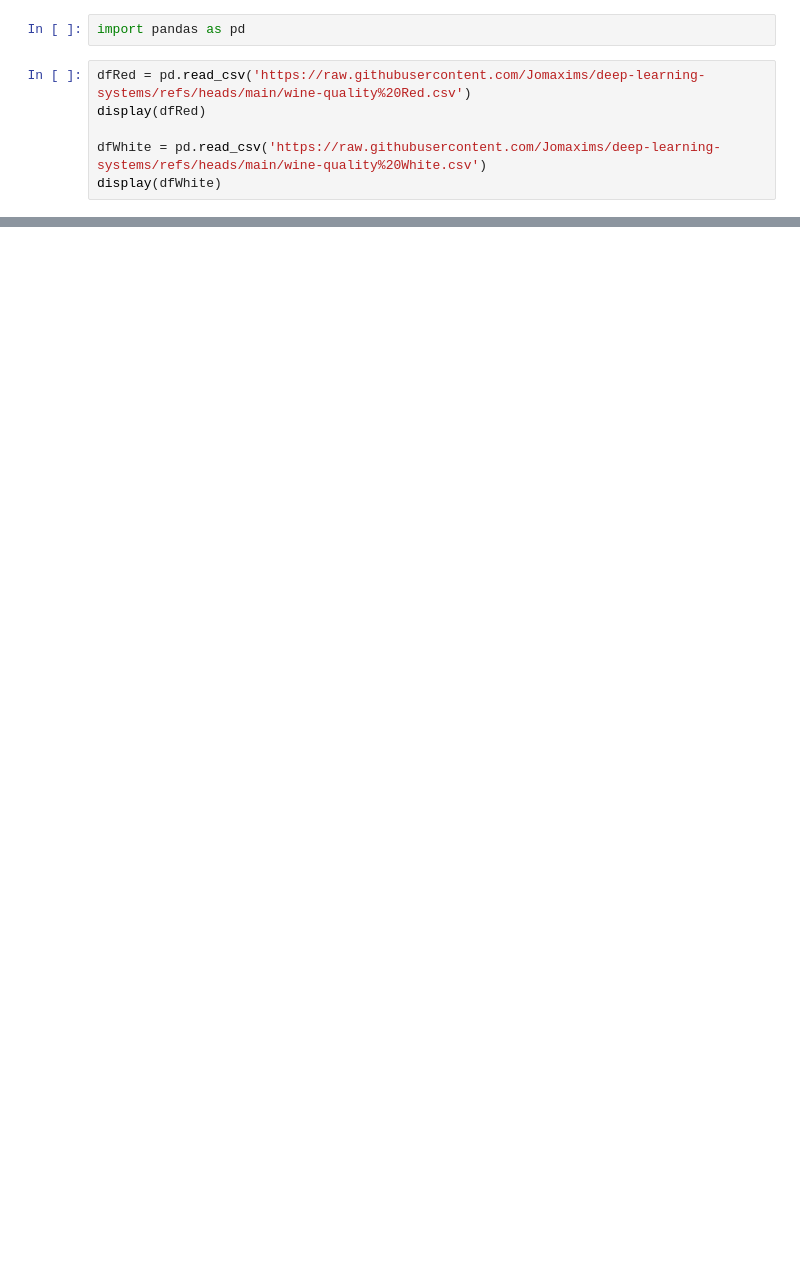
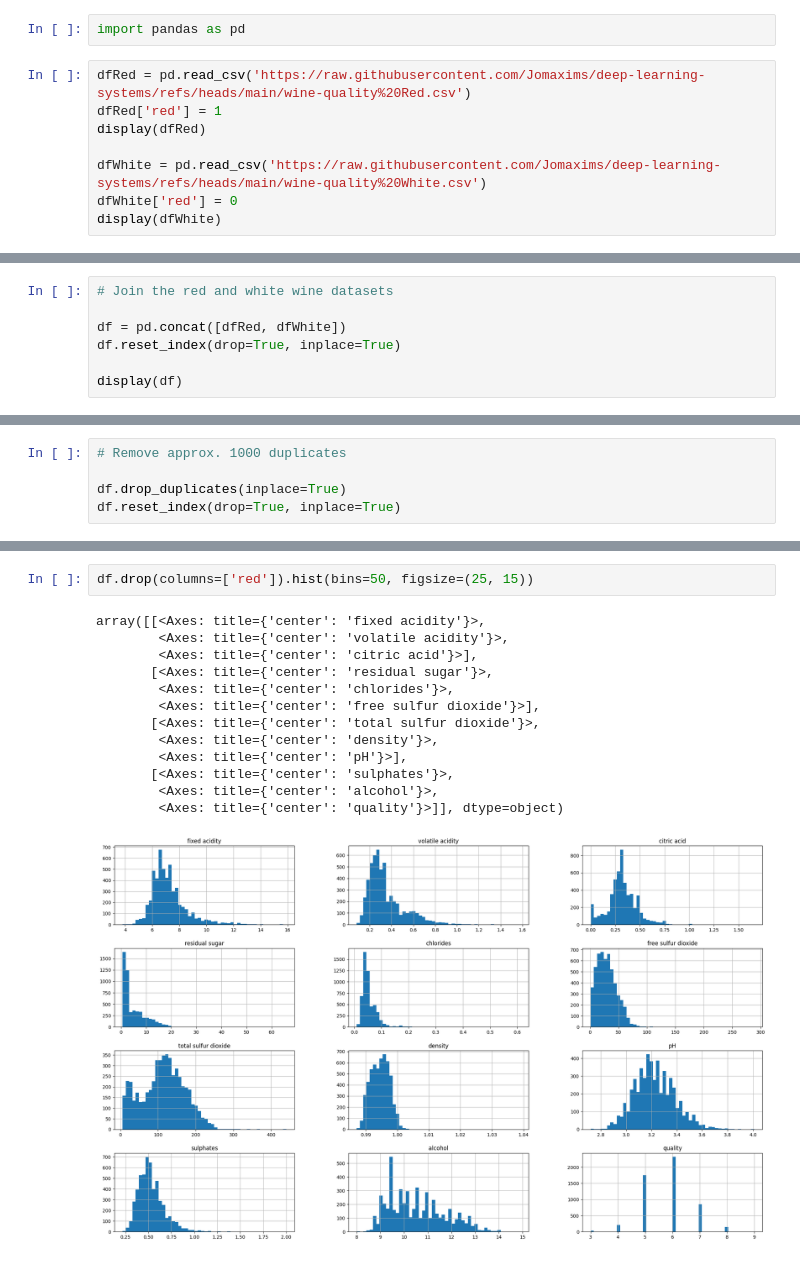
Before and after one commit to Jomaxims/deep-learning-systems, a Jupyter notebook: deep_learning_systems.ipynb, the cells around one changed output, grey strips where cells are left out. Saved outputs shown, nothing was run; the diff lists cells and outputs as text; blank space fills up the shorter version.

```diff
--- a/deep_learning_systems.ipynb
+++ b/deep_learning_systems.ipynb
@@ -18,8 +38,10 @@ Source: [https://archive.ics.uci.edu/dataset/186/wine+quality](https://archive.i
 import pandas as pd
 # %%
 dfRed = pd.read_csv('https://raw.githubusercontent.com/Jomaxims/deep-learning-systems/refs/heads/main/wine-quality%20Red.csv')
+dfRed['red'] = 1
 display(dfRed)
 
 dfWhite = pd.read_csv('https://raw.githubusercontent.com/Jomaxims/deep-learning-systems/refs/heads/main/wine-quality%20White.csv')
+dfWhite['red'] = 0
 display(dfWhite)
 # %% [output]
@@ -53,0 +74,7 @@ White
+# %%
+# Join the red and white wine datasets
+
+df = pd.concat([dfRed, dfWhite])
+df.reset_index(drop=True, inplace=True)
+
+display(df)
@@ -53,0 +95,5 @@ White
+# %%
+# Remove approx. 1000 duplicates
+
+df.drop_duplicates(inplace=True)
+df.reset_index(drop=True, inplace=True)
@@ -53,0 +135,16 @@ White
+# %%
+df.drop(columns=['red']).hist(bins=50, figsize=(25, 15))
+# %% [output]
+array([[<Axes: title={'center': 'fixed acidity'}>,
+        <Axes: title={'center': 'volatile acidity'}>,
+        <Axes: title={'center': 'citric acid'}>],
+       [<Axes: title={'center': 'residual sugar'}>,
+        <Axes: title={'center': 'chlorides'}>,
+        <Axes: title={'center': 'free sulfur dioxide'}>],
+       [<Axes: title={'center': 'total sulfur dioxide'}>,
+        <Axes: title={'center': 'density'}>,
+        <Axes: title={'center': 'pH'}>],
+       [<Axes: title={'center': 'sulphates'}>,
+        <Axes: title={'center': 'alcohol'}>,
+        <Axes: title={'center': 'quality'}>]], dtype=object)
+[figure, added]
```
Also changed, not shown: parts of 9 cells of this notebook.
